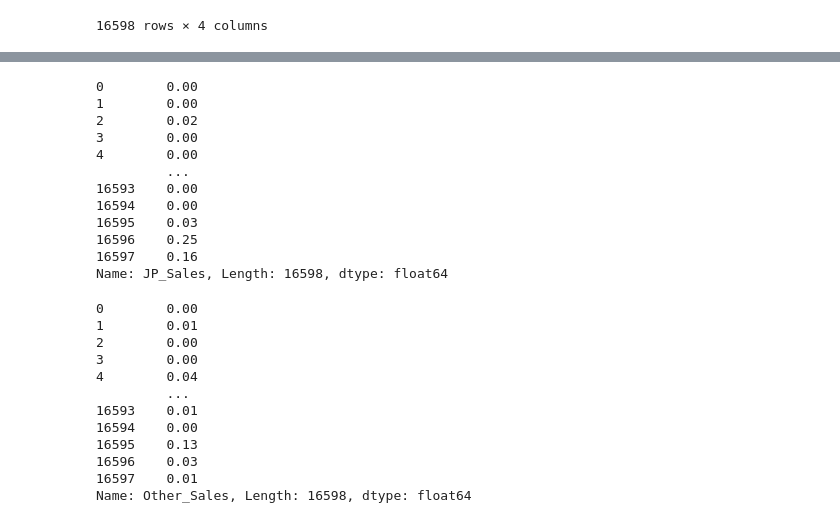
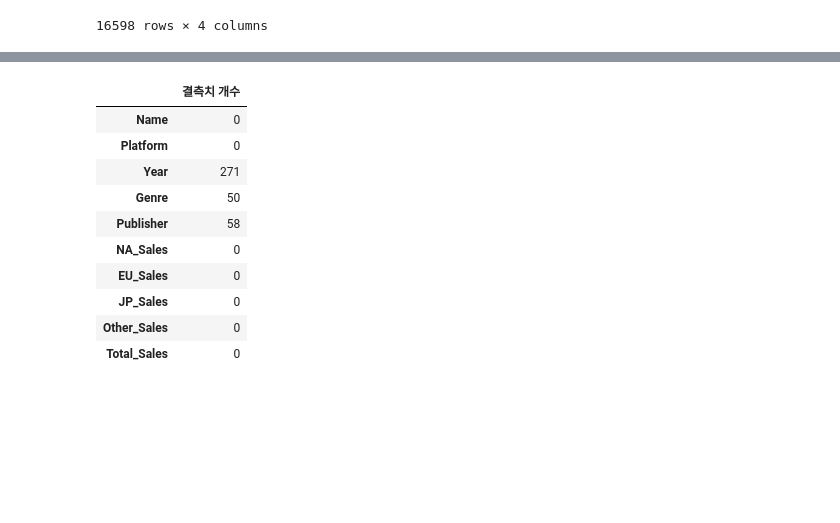
Before and after one commit to choheeee22/ds_Section1_Project, a Jupyter notebook: Section1_Project_GameIndustry.ipynb, the cells around one changed output, grey strips where cells are left out. Cells and saved outputs as stored; diff of their text form; code cells hidden in the pictures; blank space fills up the shorter version.

```diff
--- a/Section1_Project_GameIndustry.ipynb
+++ b/Section1_Project_GameIndustry.ipynb
@@ -229,30 +101,4 @@ Name: EU_Sales, Length: 16598, dtype: float64
 # %%
-df_sales['JP_Sales'].apply(converting)
+df_sales['JP_Sales']=df_sales['JP_Sales'].apply(converting)
-# %% [output]
-0        0.00
-1        0.00
-2        0.02
-3        0.00
-4        0.00
-         ...
-16593    0.00
-16594    0.00
-16595    0.03
-16596    0.25
-16597    0.16
-Name: JP_Sales, Length: 16598, dtype: float64
 # %%
-df_sales['Other_Sales'].apply(converting)
+df_sales['Other_Sales']=df_sales['Other_Sales'].apply(converting)
-# %% [output]
-0        0.00
-1        0.01
-2        0.00
-3        0.00
-4        0.04
-         ...
-16593    0.01
-16594    0.00
-16595    0.13
-16596    0.03
-16597    0.01
-Name: Other_Sales, Length: 16598, dtype: float64
@@ -258,0 +113,15 @@ Name: Other_Sales, Length: 16598, dtype: float64
+# %%
+#결측치 확인
+pd.DataFrame(df.isnull().sum(),columns=["결측치 개수"])
+# %% [output]
+|  | 결측치 개수 |
+| Name | 0 |
+| Platform | 0 |
+| Year | 271 |
+| Genre | 50 |
+| Publisher | 58 |
+| NA_Sales | 0 |
+| EU_Sales | 0 |
+| JP_Sales | 0 |
+| Other_Sales | 0 |
+| Total_Sales | 0 |
```
Also changed, not shown: parts of 19 cells of this notebook.
